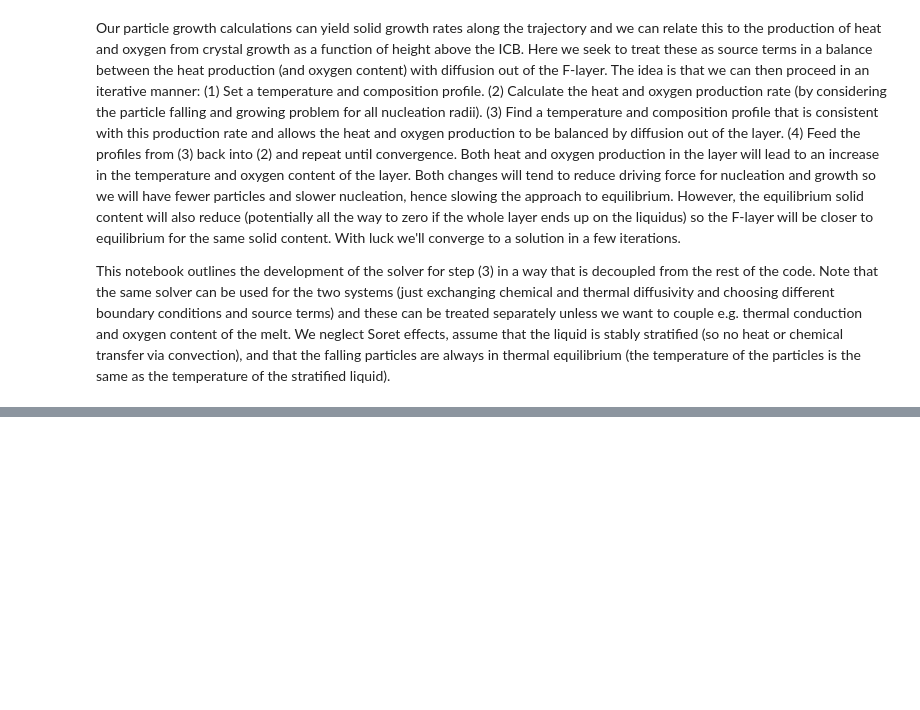
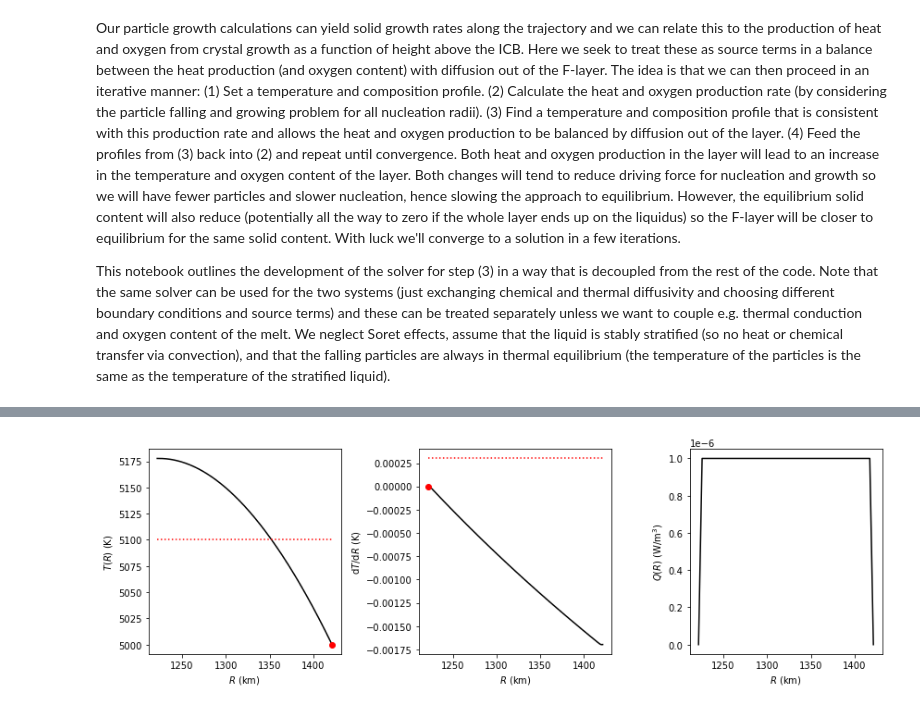
Before and after one commit to andreww/slurry, a Jupyter notebook: f-layer-diffusion.ipynb, the cells around one changed output, grey strips where cells are left out. Saved outputs shown, nothing was run; the diff lists cells and outputs as text; code cells hidden in the pictures; blank space fills up the shorter version.

```diff
--- a/f-layer-diffusion.ipynb
+++ b/f-layer-diffusion.ipynb
@@ -235 +211,21 @@ plot_diffusion_solution(r, np.vstack((initial_t, initial_dtdr)),
+# %%
+k     = 100.0                    # thermal conductivity of iron, W/m/K
+
+heat_sources = np.ones_like(r) * 1.0E-6 # W m^-3
+heat_sources[0] = 0.0
+heat_sources[-1] = 0.0
+
+t_top = 5000.0
+initial_t = np.ones_like(r) * t_top + 100
+initial_dtdr = np.zeros_like(r) + 0.0003
+
+fig, axs = plt.subplots(ncols=3, figsize=(12,4))
+
+out_ts = layer_diffusion.solve_layer_diffusion(r, heat_sources, k, initial_t, derivative_guess=initial_dtdr,
+                                               top_value_bc=t_top, bottom_derivative_bc=0.0, fig_axs=axs)
+
+fig.tight_layout()
+plt.show()
+# %% [output]
+[figure, added]
 # %% [markdown]
```
Also changed, not shown: parts of 18 cells of this notebook, 1 other file.
